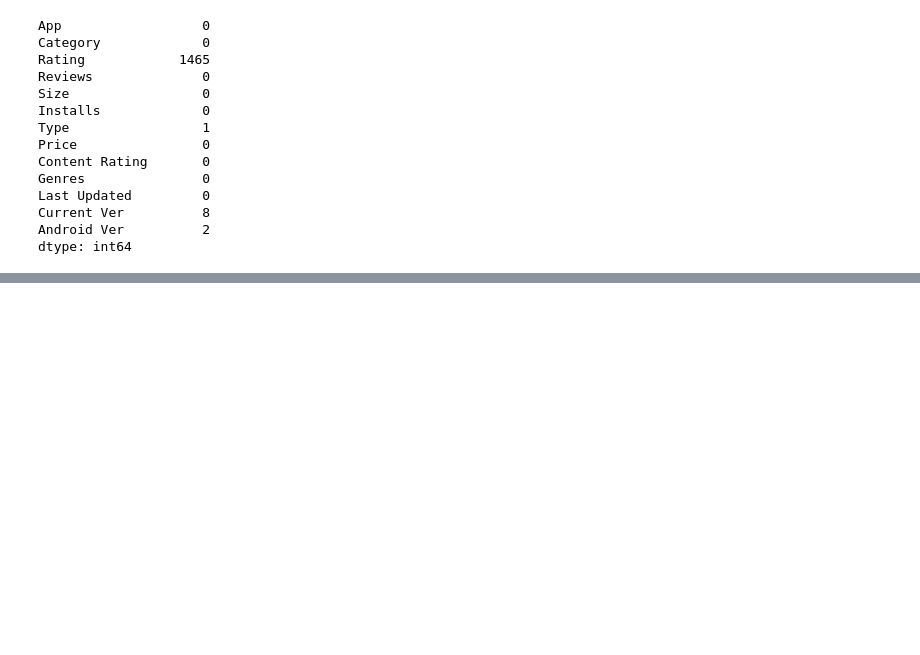
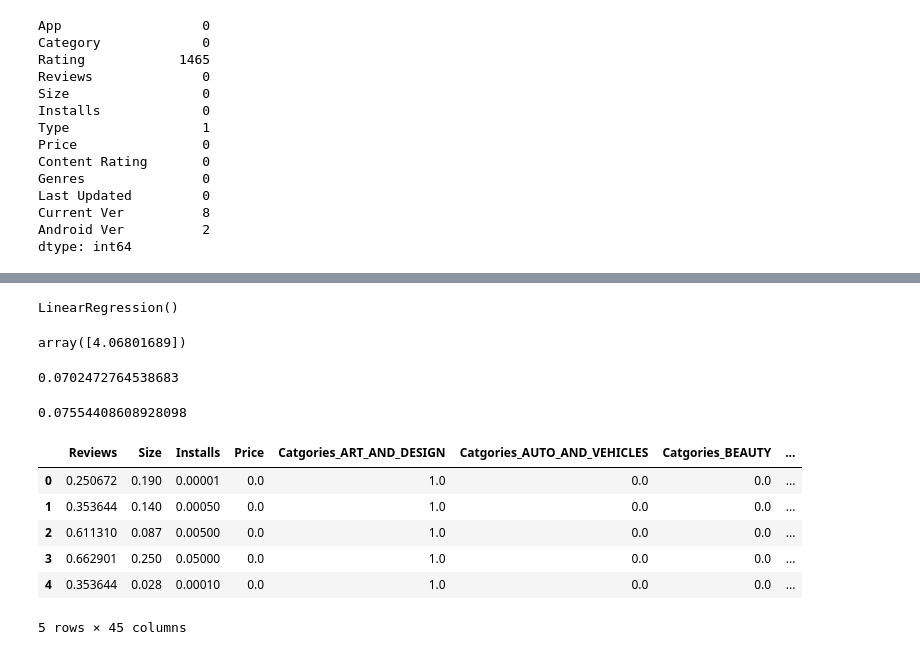
Before and after one commit to Venkateshbandla509/playstore1, a Jupyter notebook: play_store_data.ipynb, the cells around one changed output, grey strips where cells are left out. Cells and saved outputs as stored; diff of their text form; code cells hidden in the pictures; blank space fills up the shorter version.

```diff
--- a/play_store_data.ipynb
+++ b/play_store_data.ipynb
@@ -192,0 +355,3 @@ memory usage: 937.2+ KB
+# %%
+x = playstore_data1.drop(columns=['Rating'])
+y = playstore_data1[['Rating']]
@@ -192,0 +381,34 @@ memory usage: 937.2+ KB
+# %%
+model = LinearRegression()
+
+model.fit(x_train, y_train)
+# %% [output]
+LinearRegression()
+# %%
+intercept = model.intercept_
+intercept
+# %% [output]
+array([4.06801689])
+# %%
+model.score(x_test,y_test)
+# %% [output]
+0.0702472764538683
+# %%
+model.score(x_train,y_train)
+# %% [output]
+0.07554408608928098
+# %%
+#16 Standardize the values
+for i in x:
+    mx = MinMaxScaler()
+    x[i] = mx.fit_transform(x[[i]])
+# %%
+x.head()
+# %% [output]
+|  | Reviews | Size | Installs | Price | Catgories_ART_AND_DESIGN | Catgories_AUTO_AND_VEHICLES | Catgories_BEAUTY | ... |
+| 0 | 0.250672 | 0.190 | 0.00001 | 0.0 | 1.0 | 0.0 | 0.0 | ... |
+| 1 | 0.353644 | 0.140 | 0.00050 | 0.0 | 1.0 | 0.0 | 0.0 | ... |
+| 2 | 0.611310 | 0.087 | 0.00500 | 0.0 | 1.0 | 0.0 | 0.0 | ... |
+| 3 | 0.662901 | 0.250 | 0.05000 | 0.0 | 1.0 | 0.0 | 0.0 | ... |
+| 4 | 0.353644 | 0.028 | 0.00010 | 0.0 | 1.0 | 0.0 | 0.0 | ... |
+5 rows × 45 columns
```
Also changed, not shown: parts of 36 cells of this notebook.
